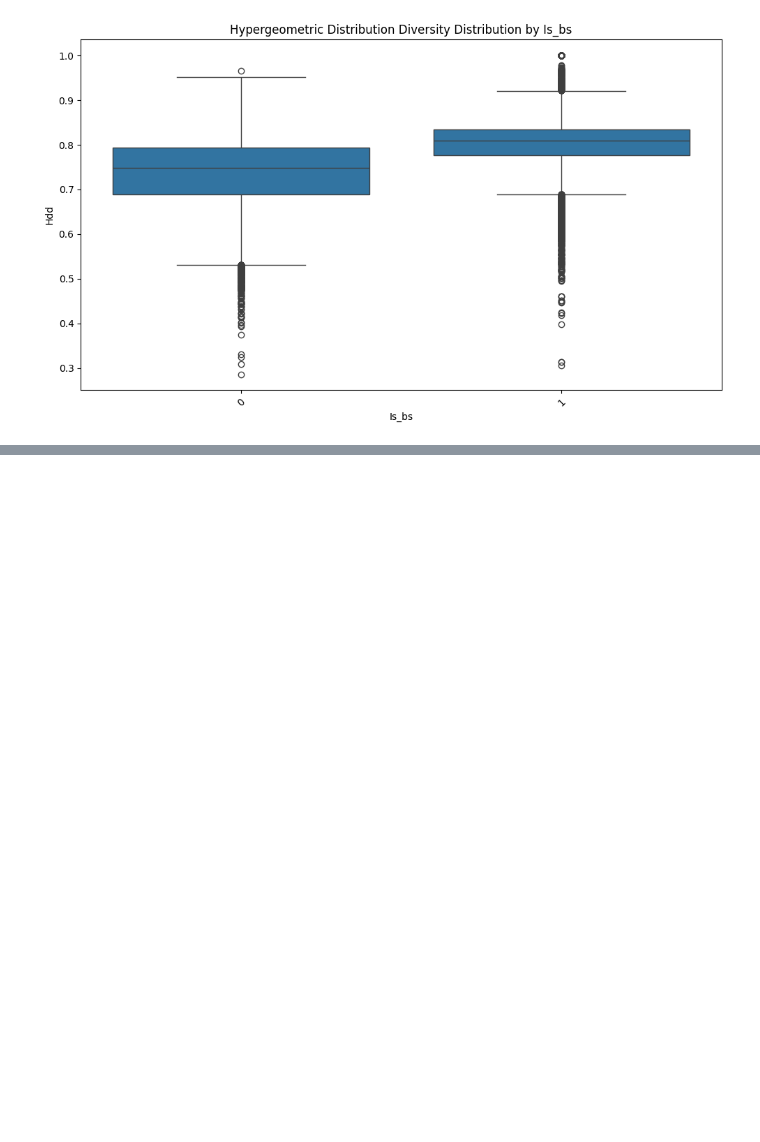
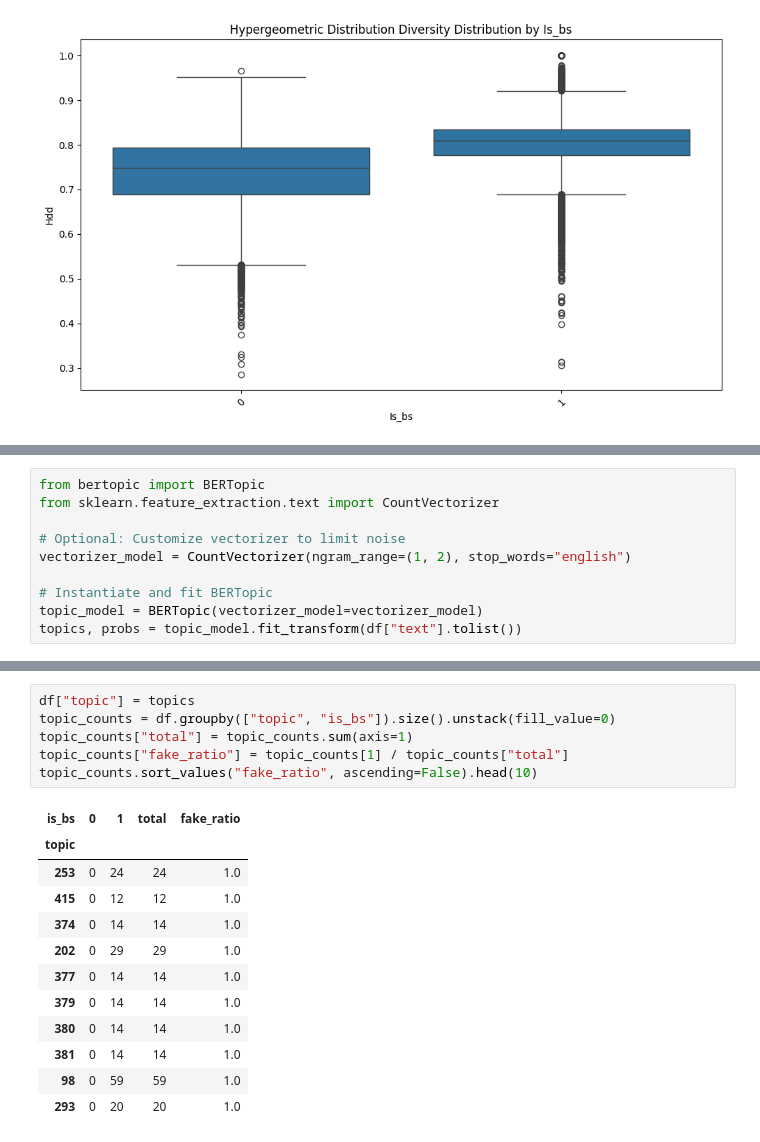
Before and after one commit to ssgrummons/fake-news-classifier, a Jupyter notebook: notebooks/01_eda.ipynb, the cells around one changed output, grey strips where cells are left out. Saved outputs shown, nothing was run; the diff lists cells and outputs as text; blank space fills up the shorter version.

Commit message:
Review data for Topic Leakage
Significant topic leakage was detected.

```diff
--- a/notebooks/01_eda.ipynb
+++ b/notebooks/01_eda.ipynb
@@ -238,0 +239,10 @@ Runs some tests to validate the dataset is clear of any data leakage.  These tex
+# %%
+from bertopic import BERTopic
+from sklearn.feature_extraction.text import CountVectorizer
+
+# Optional: Customize vectorizer to limit noise
+vectorizer_model = CountVectorizer(ngram_range=(1, 2), stop_words="english")
+
+# Instantiate and fit BERTopic
+topic_model = BERTopic(vectorizer_model=vectorizer_model)
+topics, probs = topic_model.fit_transform(df["text"].tolist())
@@ -238,0 +270,19 @@ Runs some tests to validate the dataset is clear of any data leakage.  These tex
+# %%
+df["topic"] = topics
+topic_counts = df.groupby(["topic", "is_bs"]).size().unstack(fill_value=0)
+topic_counts["total"] = topic_counts.sum(axis=1)
+topic_counts["fake_ratio"] = topic_counts[1] / topic_counts["total"]
+topic_counts.sort_values("fake_ratio", ascending=False).head(10)
+# %% [output]
+| is_bs | 0 | 1 | total | fake_ratio |
+| topic |  |  |  |  |
+| 253 | 0 | 24 | 24 | 1.0 |
+| 415 | 0 | 12 | 12 | 1.0 |
+| 374 | 0 | 14 | 14 | 1.0 |
+| 202 | 0 | 29 | 29 | 1.0 |
+| 377 | 0 | 14 | 14 | 1.0 |
+| 379 | 0 | 14 | 14 | 1.0 |
+| 380 | 0 | 14 | 14 | 1.0 |
+| 381 | 0 | 14 | 14 | 1.0 |
+| 98 | 0 | 59 | 59 | 1.0 |
+| 293 | 0 | 20 | 20 | 1.0 |
```
Also changed, not shown: parts of 3 cells of this notebook, 1 other file.
